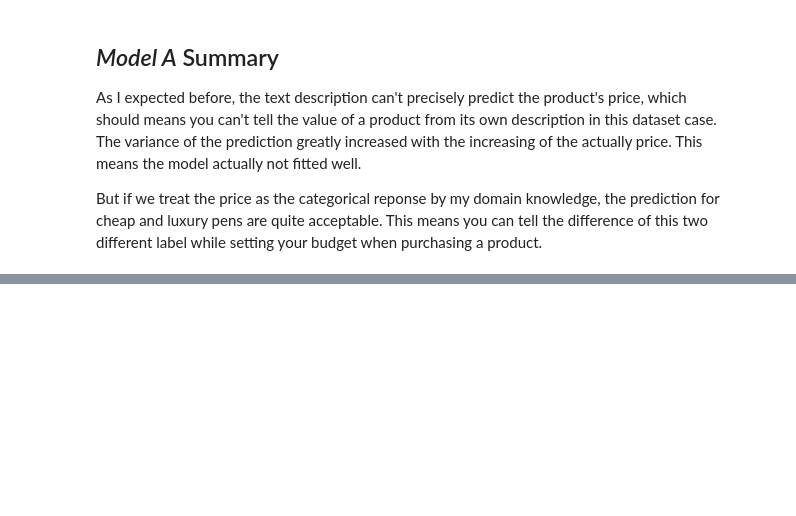
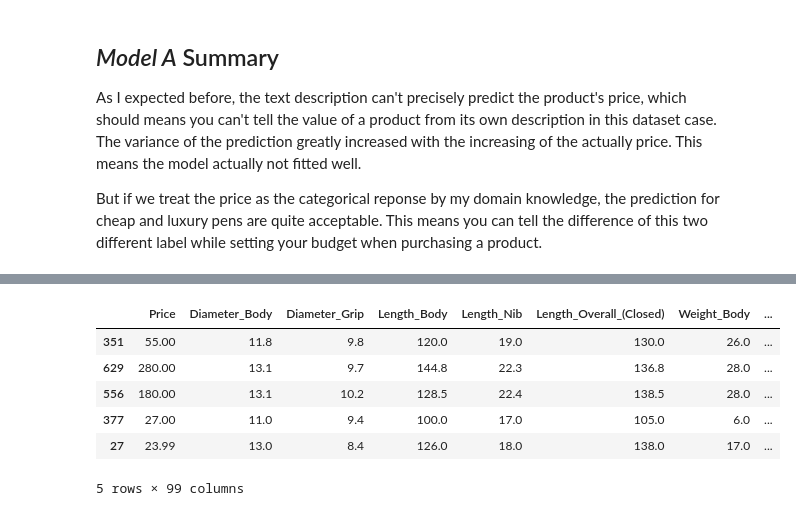
Before and after one commit to CesareGao/analysis_of_fountain_pen_purchase, a Jupyter notebook: training_model.ipynb, the cells around one changed output, grey strips where cells are left out. Drawn from its saved outputs; the diff is of its cells as text; code cells hidden in the pictures; blank space fills up the shorter version.

```diff
--- a/training_model.ipynb
+++ b/training_model.ipynb
@@ -268,0 +279,23 @@ But if we treat the price as the categorical reponse by my domain knowledge, the
+# %%
+categorical_specs = ["Color","Demonstrator","Body_Material","Cap_Type","Filling_Mechanism","Grip_Material",
+                     "Nib_Color","Nib_Material","Postable"]
+numeric_specs = ["Price","Diameter_Body","Diameter_Grip","Length_Body","Length_Nib","Length_Overall_(Closed)",
+                 "Weight_Body","Weight_Overall","Max_Ink_Capacity"]
+# %%
+model_B_df = pens_df[categorical_specs + numeric_specs]
+model_B_df.loc[:,"Color"] = model_B_df["Color"].apply(lambda x: x.split(",")[0].split("/")[-1])
+model_B_df.loc[:,"Nib_Color"] = model_B_df["Nib_Color"].apply(lambda x: "Two-Tone" if "Two-Tone" in x else x)
+model_B_df.loc[:,"Nib_Material"] = model_B_df["Nib_Material"].apply(lambda x: "14kt Gold" if "14kt Gold" in x else x)
+model_B_df.loc[:,"Filling_Mechanism"] = model_B_df["Filling_Mechanism"].apply(lambda x: "Converter" if "Converter" in x else x)
+model_B_df.loc[:,"Filling_Mechanism"] = model_B_df["Filling_Mechanism"].apply(lambda x: "Piston" if "Piston" in x else x)
+model_B_df.loc[:,"Filling_Mechanism"] = model_B_df["Filling_Mechanism"].apply(lambda x: "Power Filler" if "Power Filler" in x else x)
+model_B_df = pd.get_dummies(model_B_df, columns=categorical_specs)
+model_B_df.sample(5)
+# %% [output]
+|  | Price | Diameter_Body | Diameter_Grip | Length_Body | Length_Nib | Length_Overall_(Closed) | Weight_Body | ... |
+| 351 | 55.00 | 11.8 | 9.8 | 120.0 | 19.0 | 130.0 | 26.0 | ... |
+| 629 | 280.00 | 13.1 | 9.7 | 144.8 | 22.3 | 136.8 | 28.0 | ... |
+| 556 | 180.00 | 13.1 | 10.2 | 128.5 | 22.4 | 138.5 | 28.0 | ... |
+| 377 | 27.00 | 11.0 | 9.4 | 100.0 | 17.0 | 105.0 | 6.0 | ... |
+| 27 | 23.99 | 13.0 | 8.4 | 126.0 | 18.0 | 138.0 | 17.0 | ... |
+5 rows × 99 columns
```
Also changed, not shown: parts of 20 cells of this notebook, 2 other files.
